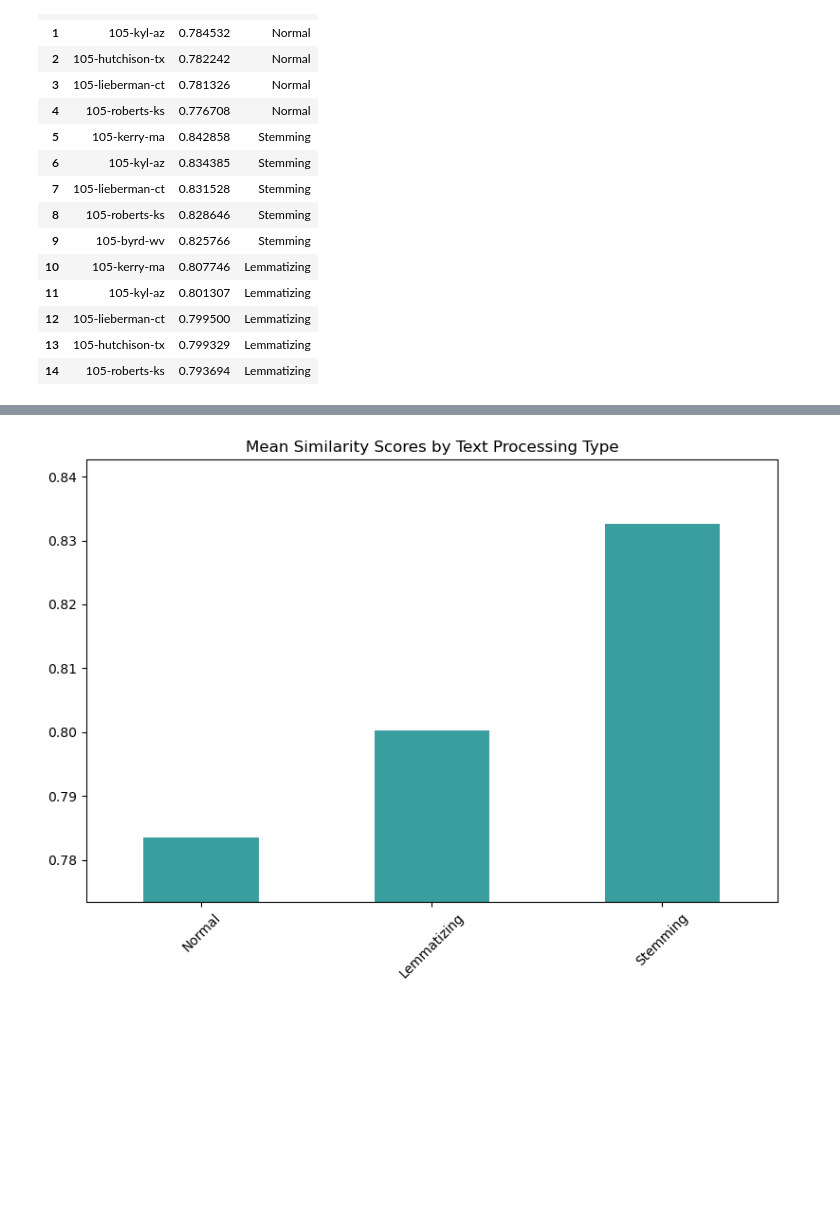
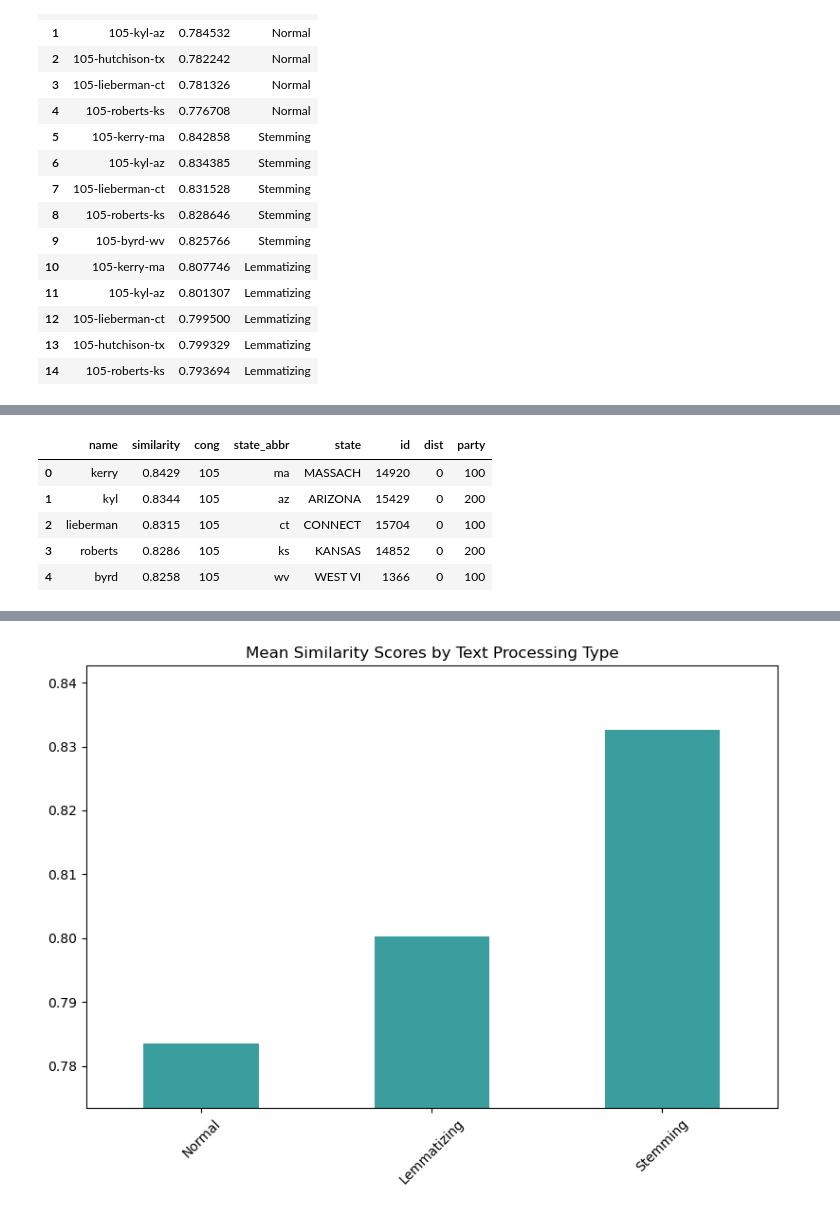
Before and after one commit to Iandrewburg/Text_Analysis, a Jupyter notebook: Assignments/Ian-Brandenburg.ipynb, the cells around one changed output, grey strips where cells are left out. Saved outputs shown, nothing was run; the diff lists cells and outputs as text; code cells hidden in the pictures; blank space fills up the shorter version.

```diff
--- a/Assignments/Ian-Brandenburg.ipynb
+++ b/Assignments/Ian-Brandenburg.ipynb
@@ -395,0 +434,11 @@ results_df
+# %%
+df_stem_similarity_merged = df_stem_similarity.merge(senators_info, on='name', how='left')
+
+df_stem_similarity_merged.head()
+# %% [output]
+|  | name | similarity | cong | state_abbr | state | id | dist | party |
+| 0 | kerry | 0.8429 | 105 | ma | MASSACH | 14920 | 0 | 100 |
+| 1 | kyl | 0.8344 | 105 | az | ARIZONA | 15429 | 0 | 200 |
+| 2 | lieberman | 0.8315 | 105 | ct | CONNECT | 15704 | 0 | 100 |
+| 3 | roberts | 0.8286 | 105 | ks | KANSAS | 14852 | 0 | 200 |
+| 4 | byrd | 0.8258 | 105 | wv | WEST VI | 1366 | 0 | 100 |
```
Also changed, not shown: parts of 29 cells of this notebook, 5 other files.
